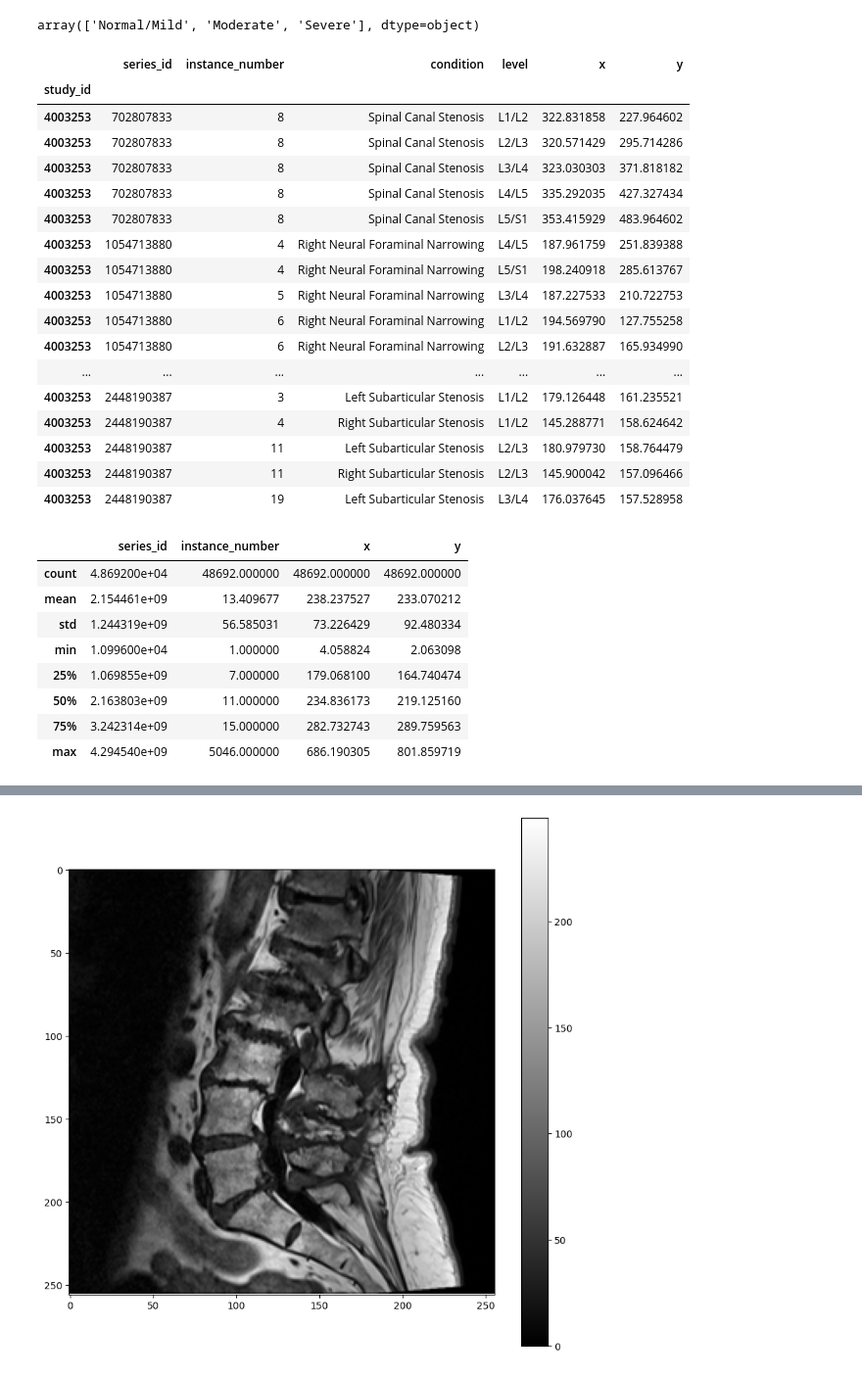
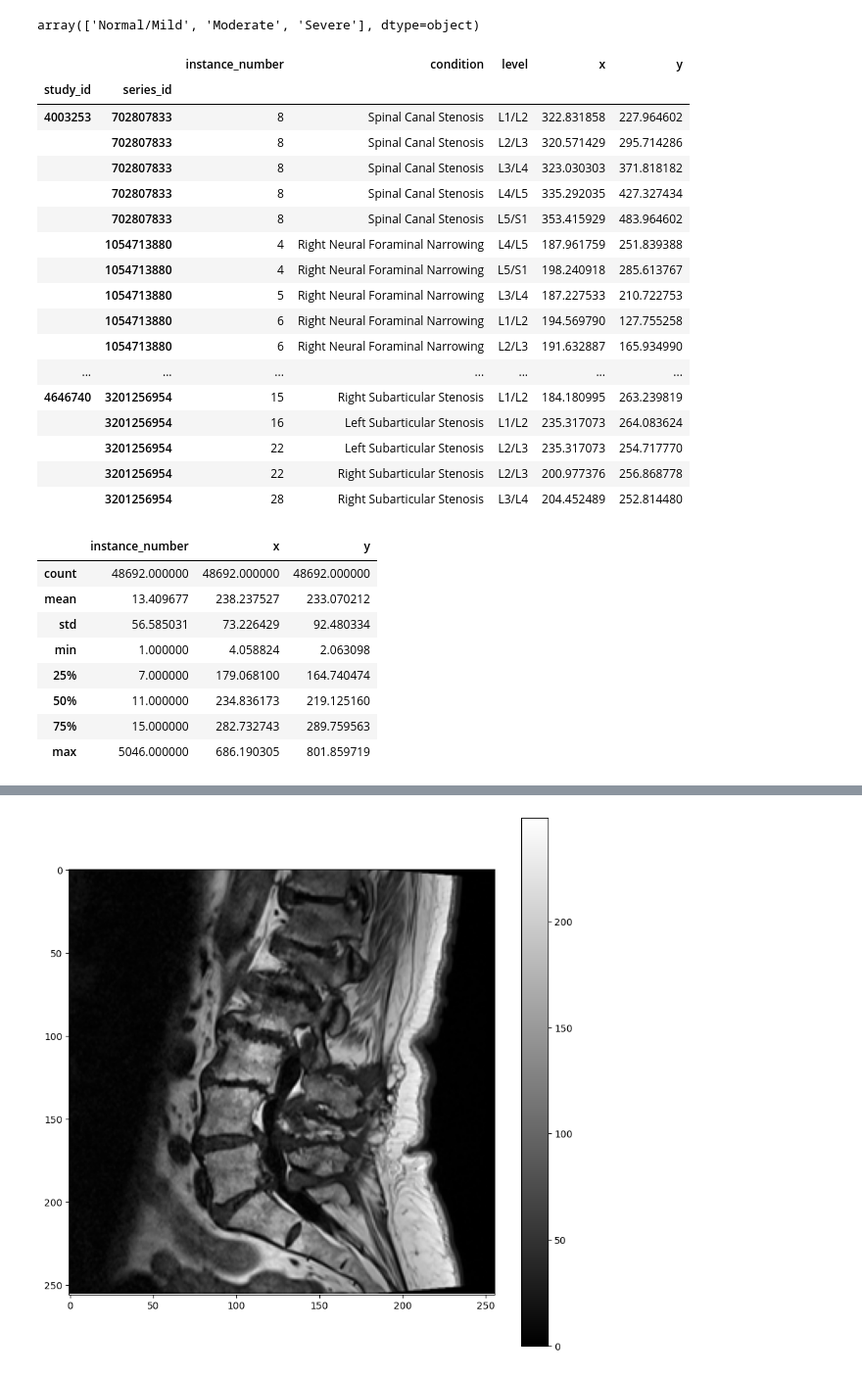
Before and after one commit to m5k5/RSNA2024, a Jupyter notebook: conditionClassifierAll.ipynb, the cells around one changed output, grey strips where cells are left out. Shown at 98% size. Drawn from its saved outputs; the diff is of its cells as text; code cells hidden in the pictures.

```diff
--- a/conditionClassifierAll.ipynb
+++ b/conditionClassifierAll.ipynb
@@ -49,39 +49,39 @@ pd.unique(df["spinal_canal_stenosis_l1_l2"])
 array(['Normal/Mild', 'Moderate', 'Severe'], dtype=object)
 # %%
 dfCoord = pd.read_csv(os.path.join(DATA_PATH, "train_label_coordinates.csv"))
-dfCoord.set_index("study_id", inplace=True)
-dfCoord.head(20)
+dfCoord.set_index(["study_id", "series_id"], inplace=True)
+dfCoord.head(30)
 # %% [output]
-|  | series_id | instance_number | condition | level | x | y |
-| study_id |  |  |  |  |  |  |
+|  |  | instance_number | condition | level | x | y |
+| study_id | series_id |  |  |  |  |  |
 | 4003253 | 702807833 | 8 | Spinal Canal Stenosis | L1/L2 | 322.831858 | 227.964602 |
-| 4003253 | 702807833 | 8 | Spinal Canal Stenosis | L2/L3 | 320.571429 | 295.714286 |
-| 4003253 | 702807833 | 8 | Spinal Canal Stenosis | L3/L4 | 323.030303 | 371.818182 |
-| 4003253 | 702807833 | 8 | Spinal Canal Stenosis | L4/L5 | 335.292035 | 427.327434 |
-| 4003253 | 702807833 | 8 | Spinal Canal Stenosis | L5/S1 | 353.415929 | 483.964602 |
-| 4003253 | 1054713880 | 4 | Right Neural Foraminal Narrowing | L4/L5 | 187.961759 | 251.839388 |
-| 4003253 | 1054713880 | 4 | Right Neural Foraminal Narrowing | L5/S1 | 198.240918 | 285.613767 |
-| 4003253 | 1054713880 | 5 | Right Neural Foraminal Narrowing | L3/L4 | 187.227533 | 210.722753 |
-| 4003253 | 1054713880 | 6 | Right Neural Foraminal Narrowing | L1/L2 | 194.569790 | 127.755258 |
-| 4003253 | 1054713880 | 6 | Right Neural Foraminal Narrowing | L2/L3 | 191.632887 | 165.934990 |
+|  | 702807833 | 8 | Spinal Canal Stenosis | L2/L3 | 320.571429 | 295.714286 |
+|  | 702807833 | 8 | Spinal Canal Stenosis | L3/L4 | 323.030303 | 371.818182 |
+|  | 702807833 | 8 | Spinal Canal Stenosis | L4/L5 | 335.292035 | 427.327434 |
+|  | 702807833 | 8 | Spinal Canal Stenosis | L5/S1 | 353.415929 | 483.964602 |
+|  | 1054713880 | 4 | Right Neural Foraminal Narrowing | L4/L5 | 187.961759 | 251.839388 |
+|  | 1054713880 | 4 | Right Neural Foraminal Narrowing | L5/S1 | 198.240918 | 285.613767 |
+|  | 1054713880 | 5 | Right Neural Foraminal Narrowing | L3/L4 | 187.227533 | 210.722753 |
+|  | 1054713880 | 6 | Right Neural Foraminal Narrowing | L1/L2 | 194.569790 | 127.755258 |
+|  | 1054713880 | 6 | Right Neural Foraminal Narrowing | L2/L3 | 191.632887 | 165.934990 |
 | ... | ... | ... | ... | ... | ... | ... |
-| 4003253 | 2448190387 | 3 | Left Subarticular Stenosis | L1/L2 | 179.126448 | 161.235521 |
-| 4003253 | 2448190387 | 4 | Right Subarticular Stenosis | L1/L2 | 145.288771 | 158.624642 |
-| 4003253 | 2448190387 | 11 | Left Subarticular Stenosis | L2/L3 | 180.979730 | 158.764479 |
-| 4003253 | 2448190387 | 11 | Right Subarticular Stenosis | L2/L3 | 145.900042 | 157.096466 |
-| 4003253 | 2448190387 | 19 | Left Subarticular Stenosis | L3/L4 | 176.037645 | 157.528958 |
+| 4646740 | 3201256954 | 15 | Right Subarticular Stenosis | L1/L2 | 184.180995 | 263.239819 |
+|  | 3201256954 | 16 | Left Subarticular Stenosis | L1/L2 | 235.317073 | 264.083624 |
+|  | 3201256954 | 22 | Left Subarticular Stenosis | L2/L3 | 235.317073 | 254.717770 |
+|  | 3201256954 | 22 | Right Subarticular Stenosis | L2/L3 | 200.977376 | 256.868778 |
+|  | 3201256954 | 28 | Right Subarticular Stenosis | L3/L4 | 204.452489 | 252.814480 |
 # %%
 dfCoord.describe()
 # %% [output]
-|  | series_id | instance_number | x | y |
-| count | 4.869200e+04 | 48692.000000 | 48692.000000 | 48692.000000 |
-| mean | 2.154461e+09 | 13.409677 | 238.237527 | 233.070212 |
-| std | 1.244319e+09 | 56.585031 | 73.226429 | 92.480334 |
-| min | 1.099600e+04 | 1.000000 | 4.058824 | 2.063098 |
-| 25% | 1.069855e+09 | 7.000000 | 179.068100 | 164.740474 |
-| 50% | 2.163803e+09 | 11.000000 | 234.836173 | 219.125160 |
-| 75% | 3.242314e+09 | 15.000000 | 282.732743 | 289.759563 |
-| max | 4.294540e+09 | 5046.000000 | 686.190305 | 801.859719 |
+|  | instance_number | x | y |
+| count | 48692.000000 | 48692.000000 | 48692.000000 |
+| mean | 13.409677 | 238.237527 | 233.070212 |
+| std | 56.585031 | 73.226429 | 92.480334 |
+| min | 1.000000 | 4.058824 | 2.063098 |
+| 25% | 7.000000 | 179.068100 | 164.740474 |
+| 50% | 11.000000 | 234.836173 | 219.125160 |
+| 75% | 15.000000 | 282.732743 | 289.759563 |
+| max | 5046.000000 | 686.190305 | 801.859719 |
 # %%
 allConditions = pd.unique(dfCoord["condition"])
 allLevels = pd.unique(dfCoord["level"])
```
Also changed, not shown: parts of 16 cells of this notebook, 2 other files.
